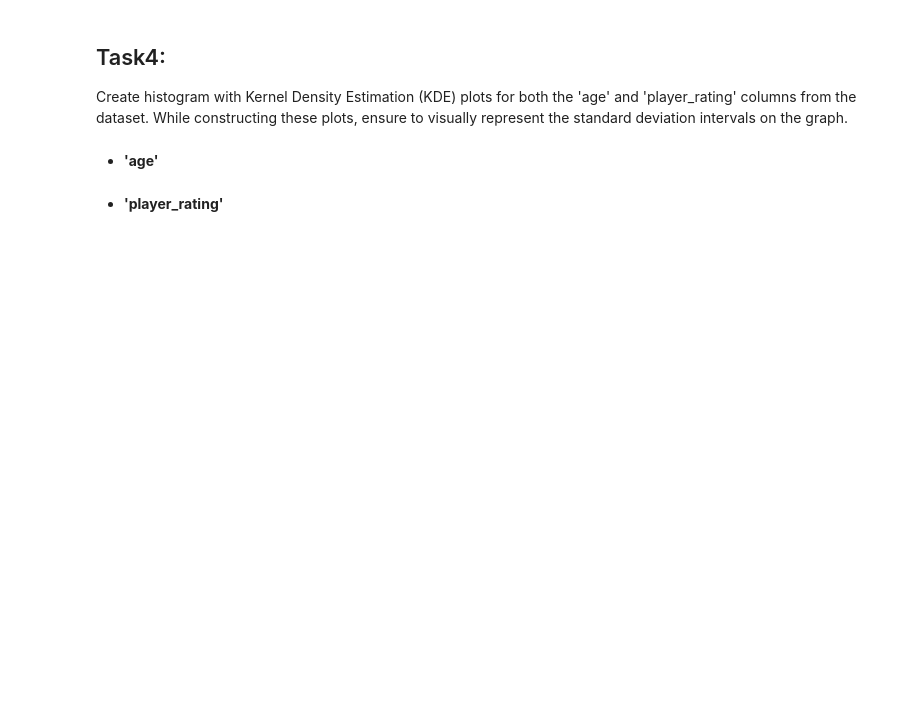
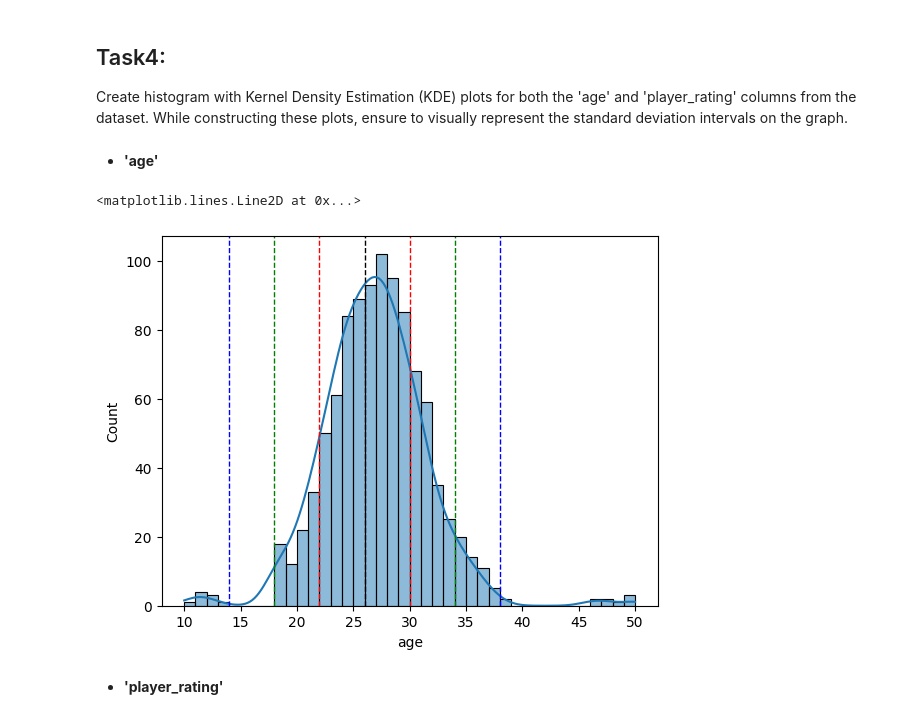
Before and after one commit to MLAI-learn/exercise, a Jupyter notebook: MATHS AND STATS FOR AI/MathsnStats_Exercise4/sports_league_outliers_detection.ipynb, the cells around one changed output. Drawn from its saved outputs; the diff is of its cells as text; code cells hidden in the pictures; blank space fills up the shorter version.

```diff
--- a/MATHS AND STATS FOR AI/MathsnStats_Exercise4/sports_league_outliers_detection.ipynb
+++ b/MATHS AND STATS FOR AI/MathsnStats_Exercise4/sports_league_outliers_detection.ipynb
@@ -18,3 +23,7 @@ You are a data scientist working for a sports analytics company. The dataset, na
 1. Import the data from the "sports_league_data.csv" file.
 2. display the number of rows and columns.
 3. Display the first few rows of the dataset to get an overview.
+# %%
+df=pd.read_csv("sports_league_data.csv")
+print(df.shape)
+df.head()
@@ -42,5 +93,30 @@ You are a data scientist working for a sports analytics company. The dataset, na
 Create histogram with Kernel Density Estimation (KDE) plots for both the 'age' and 'player_rating' columns from the dataset. While constructing these plots, ensure to visually represent the standard deviation intervals on the graph.
 # %% [markdown]
 - **'age'**
+# %%
+#stats for mean
+mean = int(df.age.mean())
+std = int(df.age.std())
+
+
+
+sns.histplot(df.age, kde=True)
+
+plt.axvline(mean, color='k', linestyle='dashed', linewidth=1)
+
+# one stadard deviation
+plt.axvline(mean + std, color='r', linestyle='dashed', linewidth=1)
+plt.axvline(mean - std, color='r', linestyle='dashed', linewidth=1)
+
+# two standard deviation
+plt.axvline(mean + 2*std, color='g', linestyle='dashed', linewidth=1)
+plt.axvline(mean - 2*std, color='g', linestyle='dashed', linewidth=1)
+
+# three standard deviation
+plt.axvline(mean + 3*std, color='b', linestyle='dashed', linewidth=1)
+plt.axvline(mean - 3*std, color='b', linestyle='dashed', linewidth=1)
+# %% [output]
+<matplotlib.lines.Line2D at 0x...>
+[figure, added]
 # %% [markdown]
 - **'player_rating'**
```
Also changed, not shown: parts of 10 cells of this notebook, 1 other file.
